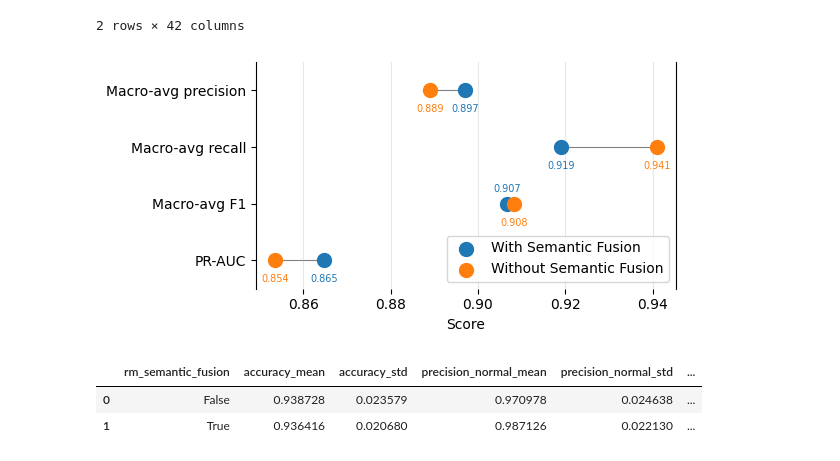
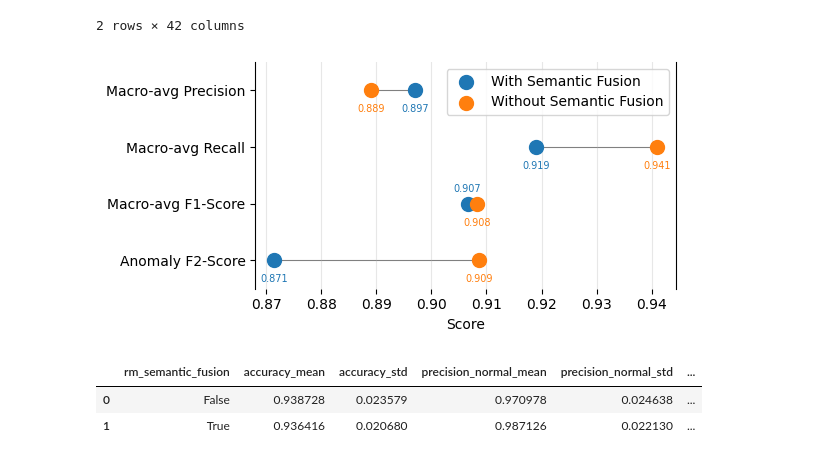
Before and after one commit to BridgeSentry/BridgeSentry, a Jupyter notebook: notebooks/ablation_semantic_fusion20260817.ipynb, the cells around one changed output. Cells and saved outputs as stored; diff of their text form; code cells hidden in the pictures.

Commit message:
fix: use anomaly f2 score on semfusion notebook

```diff
--- a/notebooks/ablation_semantic_fusion20260817.ipynb
+++ b/notebooks/ablation_semantic_fusion20260817.ipynb
@@ -206,14 +206,14 @@ metric_cols = [
     "precision_macro_mean",
     "recall_macro_mean",
     "f1_macro_mean",
-    "pr_auc_mean"
+    "f2_anomaly_mean"
 ]
 y = np.arange(len(metric_cols))
 labels = [
-    "Macro-avg precision",
-    "Macro-avg recall",
-    "Macro-avg F1",
-    "PR-AUC"
+    "Macro-avg Precision",
+    "Macro-avg Recall",
+    "Macro-avg F1-Score",
+    "Anomaly F2-Score"
 ]
 
 fig, ax = plt.subplots(figsize=(6, 3))
@@ -242,35 +242,34 @@ for j, ev_name in enumerate(evals):
             (row[metric], i),
             textcoords="offset points",
             xytext=(0, 14) if j == 0 and abs(plot_df[metric].iloc[0] - plot_df[metric].iloc[1]) < 0.004 else (0, -10),
             ha="center",
             va="top",
             fontsize=7,
             color=color_map[ev_name],
         )
     vals = plot_df.loc[plot_df["evaluation"] == ev_name, metric_cols].iloc[0].to_numpy(dtype=float)
     ax.scatter(vals, y, s=100, color=color_map[ev_name], label=ev_name, zorder=2)
 
 ax.set_yticks(y)
 ax.spines['top'].set_visible(False)
 ax.spines['bottom'].set_visible(False)
 ax.set_ylim(y.min() - 0.5, y.max() + 0.5)
 
 ax.set_yticklabels(labels)
 ax.invert_yaxis()
 ax.set_xlabel("Score")
 ax.grid(axis="x", alpha=0.3)
 # set x limits with a small margin
 all_vals = plot_df[metric_cols].to_numpy(dtype=float)
 xmin, xmax = all_vals.min(), all_vals.max()
 pad = (xmax - xmin) * 0.05 if xmax > xmin else 0.01
 ax.set_xlim(xmin - pad, xmax + pad)
 ax.legend()
 plt.tight_layout()
-plt.savefig("semfusion_ablation_mlp_single.pdf", format="pdf")
 
 plt.show()
 # %% [output]
-[figure, old version]
+[figure, new version]
 # %%
 trimmed_df = comparison_df[[
     "rm_semantic_fusion",
```
Also changed, not shown: parts of 1 cell of this notebook.
